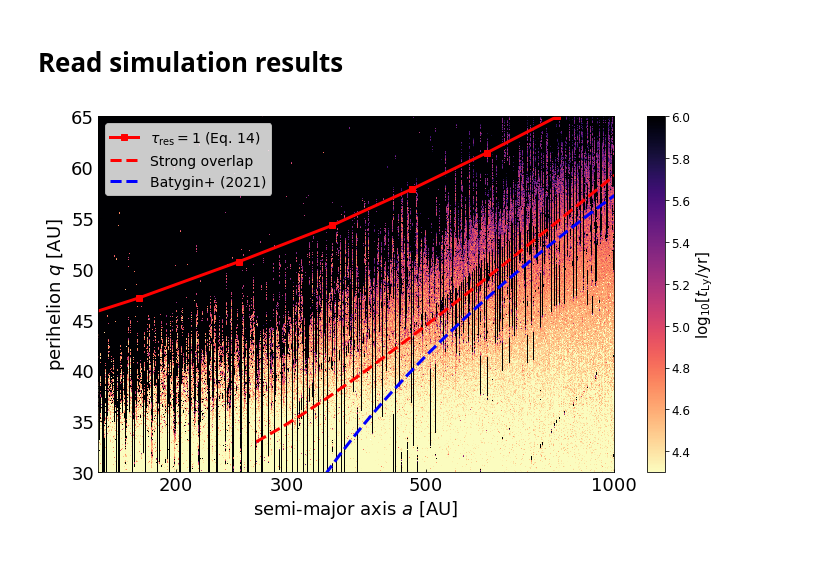
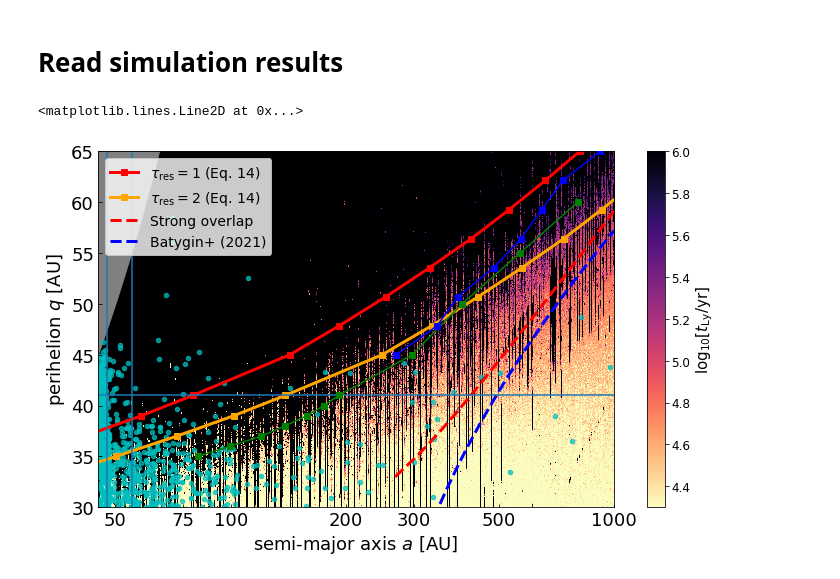
Before and after one commit to shadden/encounter_map_and_instability_timescale, a Jupyter notebook: notebooks/MEGNO_result_Plot.ipynb, the cells around one changed output. Drawn from its saved outputs; the diff is of its cells as text; code cells hidden in the pictures.

Commit message:
new curves showing different optical depths

```diff
--- a/notebooks/MEGNO_result_Plot.ipynb
+++ b/notebooks/MEGNO_result_Plot.ipynb
@@ -139,6 +190,7 @@ a_crit_so = (eps_crits_2nd_order_all / 5.15e-5/3)**(2/5)
 # %% [markdown]
 # Read simulation results
 # %%
+srcdir="/fs/lustre/cita/hadden/03_comet_diffusion/01_MEGNO_grid/megno_grids/"
 all_tLy = []
 all_megno = []
 all_eject = []
@@ -160,33 +252,87 @@ vals = np.log10(tLy)
 def qcrit_batygin(a,aN = 30,mN = 5.15e-5):
     log_arg = 24*24 * mN *(a/aN)**(5/2) / 5
     return aN * np.sqrt(np.log(log_arg))
+# %%
+srcdir="/fs/lustre/cita/hadden/03_comet_diffusion/01_MEGNO_grid/megno_grids2/"
+aranges = [np.load(srcdir + "a_range{}.npy".format(i)) for i in range(9)]
+qranges = [np.load(srcdir + "q_range{}.npy".format(i)) for i in range(9)]
+
+amin,amax=np.min(np.array(aranges)),np.max(np.array(aranges))
+qmin,qmax=np.min(np.array(qranges)),np.max(np.array(qranges))
+# %%
+import pandas as pd
+
+cols = "object,omega,Omega,inclination,e,q,a,M,n,Q,P,H"
+
+cols = cols.split(",")
+
+tnos_data = pd.read_csv("../data/mpc_tnos_big.tsv",sep="\t",names=cols)
+
+tnos_data['cosi'] = np.cos(tnos_data.inclination * np.pi / 180)
+tnos_data['Lz'] = np.sqrt((tnos_data.a * (1 - tnos_data.e * tnos_data.e))) * tnos_data.cosi
+tnos_data['qmin'] = tnos_data.a - np.sqrt(tnos_data.a * (tnos_data.a - tnos_data.Lz**2))
 # %%
 fig=plt.figure(figsize=(10,6))
 plt.tick_params(direction='in',labelsize=18)
-xticks = [200,300,500,1_000]
+xticks = [50,75,100,200,300,500,1_000]
 plt.xticks(np.log10(xticks),labels=["{}".format(x) for x in xticks])
 ax = plt.gca()
 im=plt.imshow(
     vals,
     interpolation="none",vmin=4.3,vmax=6,
     cmap="magma_r",origin="lower",aspect="auto",
     extent=[np.log10(150),3,30,65]
 )
+
+im_more=plt.imshow(
+    vals_more,
+    interpolation="none",vmin=4.3,vmax=6,
+    cmap="magma_r",origin="lower",aspect="auto",
+    extent=[np.log10(amin),np.log10(150),qmin,qmax]
+)
+
 cb = plt.colorbar(im, ax=ax)
 cb.ax.tick_params(labelsize=12)
 cb.set_label(r"$\log_{10}[t_\mathrm{Ly}/\mathrm{yr}]$",size=15)
 
 plt.plot(np.log10(30*a_crit),qvals_all,marker='s',color='r',lw=3,label=r"$\tau_\mathrm{res} = 1$ (Eq. 14)")
+
+plt.plot(np.log10(30*a_crit_tau2),qvals_all,marker='s',color='orange',lw=3,label=r"$\tau_\mathrm{res} = 2$ (Eq. 14)")
+
 plt.plot(np.log10(30*a_crit_so),qvals_all,ls='--',color='r',lw=3,label=r"Strong overlap")
 
 a = np.geomspace(150,1e3)
 plt.plot(np.log10(a),qcrit_batygin(a),color='b',lw=3,ls='--',label=r"Batygin+ (2021)")
-plt.xlim(np.log10(150),np.log10(1e3))
+plt.xlim(np.log10(amin),np.log10(1e3))
 plt.ylim(30,65)
 plt.legend(loc='upper left',fontsize=14)
 plt.xlabel("semi-major axis $a$ [AU]",fontsize=18)
 plt.ylabel("perihelion $q$ [AU]",fontsize=18)
 plt.tight_layout()
+
+q,max_x = np.transpose(np.load("../data/max_x-vs-q.npy"))
+plt.plot(np.log10(30/max_x),q,'gs-',zorder=99)
+
+q_lastKAM,KAMNmin = np.transpose(np.load("../data/last_kam_curves.npy"))
+loga_lastKAM = np.log10(30 * KAMNmin**(2/3))
+plt.plot(loga_lastKAM,q_lastKAM,'bs-',zorder=99)
+
+
+im_blank=plt.imshow(
+    [[1,1],[1,1]],
+    interpolation="none",vmin=0,vmax=1,
+    cmap="magma_r",origin="lower",aspect="auto",
+    extent=[np.log10(amin),np.log10(150),45,65]
+)
+plt.fill_between(np.log10(np.linspace(45,65)),np.linspace(45,65),65,color='gray')
 #plt.savefig("../figures/MEGNO_map.png")
+
+#plt.scatter(np.log10(tnos_data.a),tnos_data.q,color='b',s=20,alpha=0.5)
+plt.scatter(np.log10(tnos_data.a),tnos_data.qmin,color='c',s=20,alpha=0.75)
+
+plt.axvline(np.log10(30 * (2)**(2/3)))
+plt.axvline(np.log10(30 * (5/2)**(2/3)))
+plt.axhline(q[6])
 # %% [output]
+<matplotlib.lines.Line2D at 0x...>
-[figure, old version]
+[figure, new version]
```
Also changed, not shown: parts of 12 cells of this notebook.
